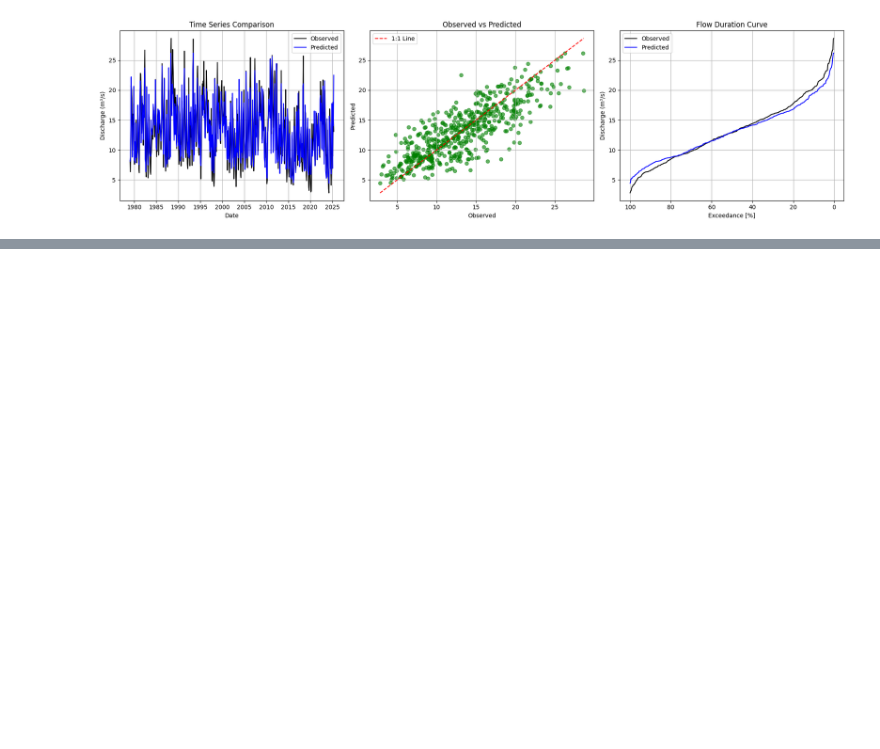
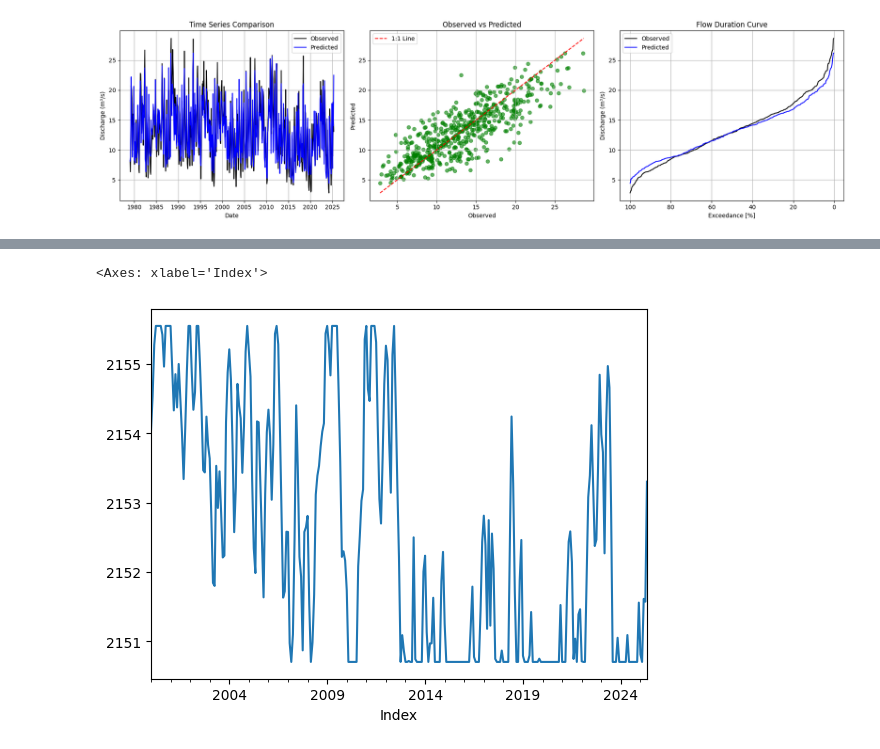
Before and after one commit to IHCantabria/SWIM_WaterBalanceModule, a Jupyter notebook: notebooks/Create_Regression_Models.ipynb, the cells around one changed output, grey strips where cells are left out. Cells and saved outputs as stored; diff of their text form; code cells hidden in the pictures; blank space fills up the shorter version.

```diff
--- a/notebooks/Create_Regression_Models.ipynb
+++ b/notebooks/Create_Regression_Models.ipynb
@@ -278,0 +346,5 @@ df_prediction_3 = swim.predict_discharge_from_climate(
+# %%
+Output_data.Level.plot()
+# %% [output]
+<Axes: xlabel='Index'>
+[figure, added]
```
Also changed, not shown: parts of 9 cells of this notebook, 2 other files.
